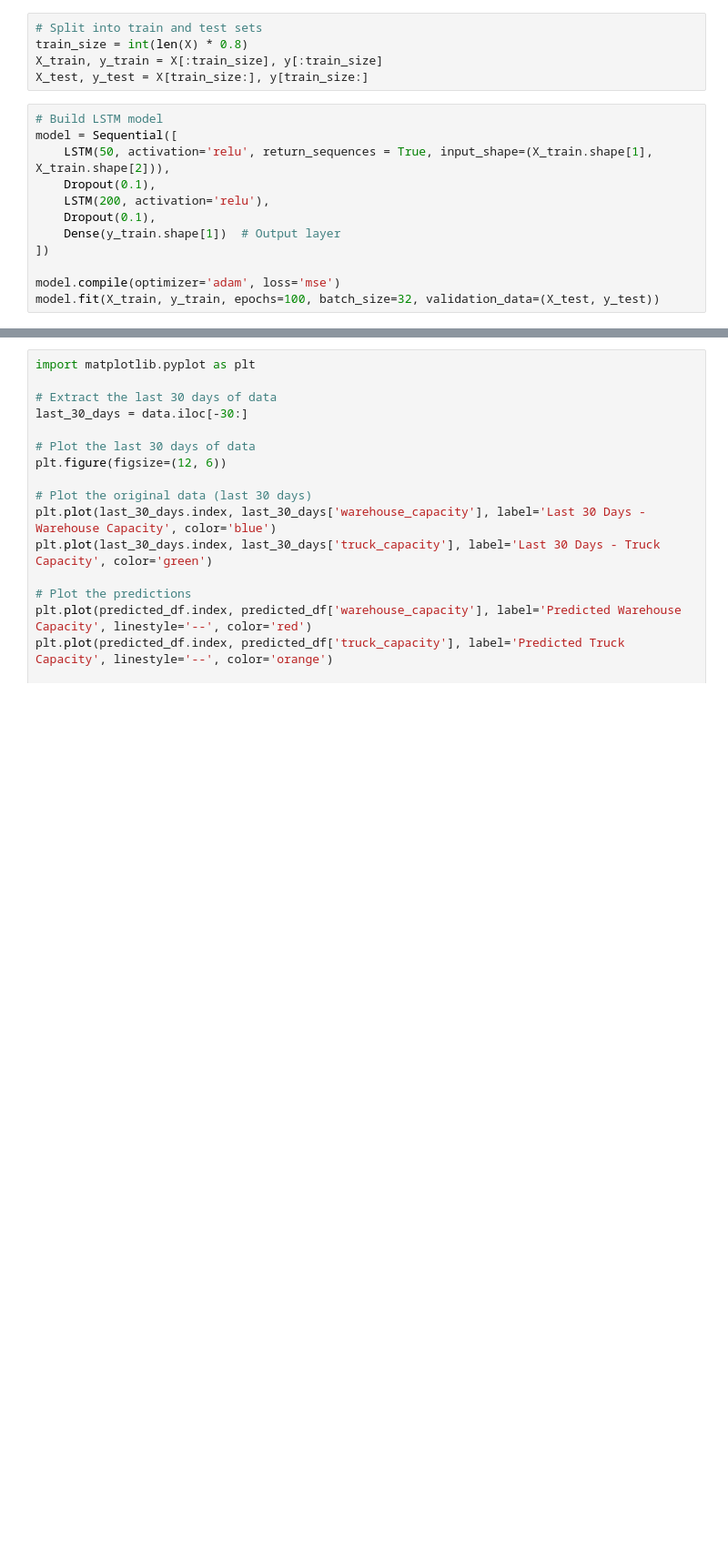
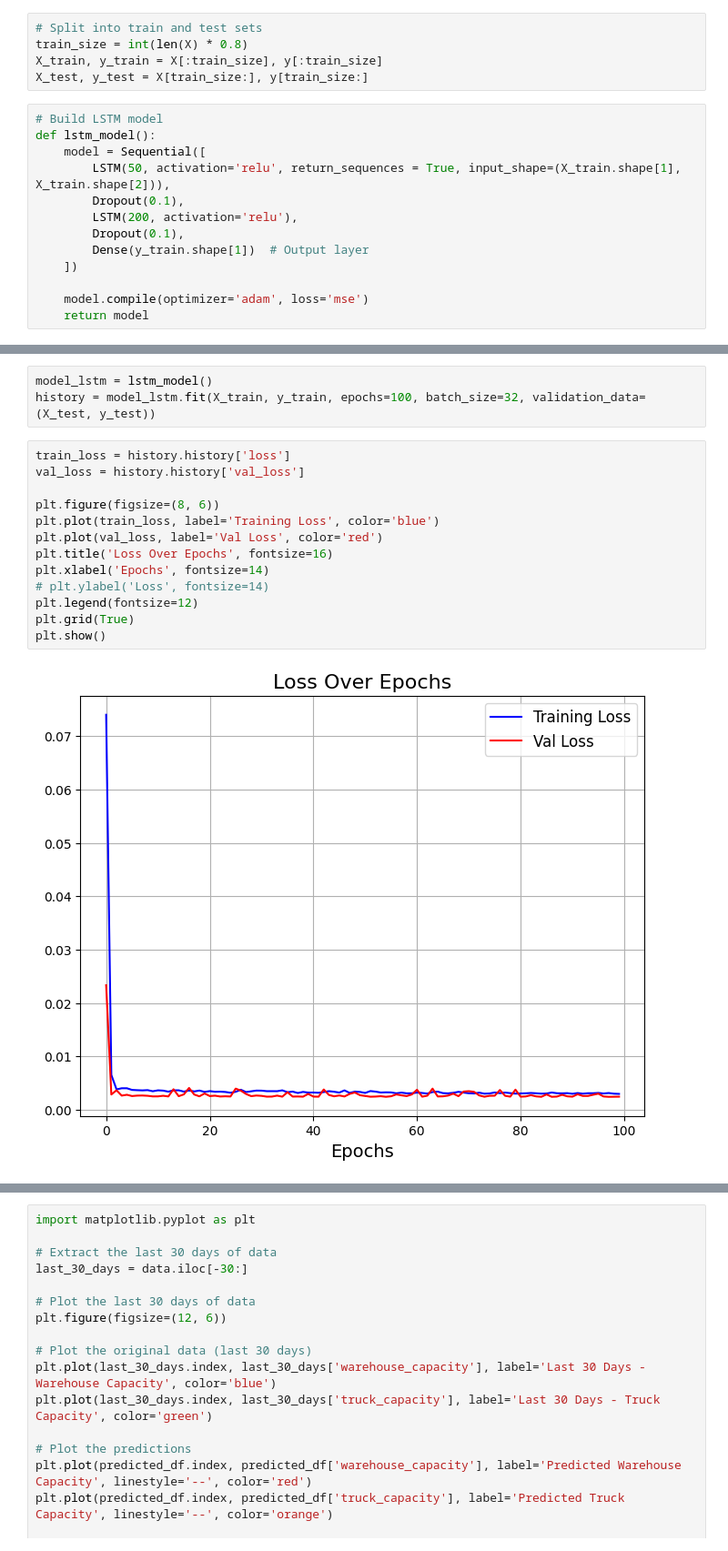
Before and after one commit to LongMystic/Project-3, a Jupyter notebook: Untitled.ipynb, the cells around one changed output, grey strips where cells are left out. Shown: that part at 91% size. Saved outputs shown, nothing was run; the diff lists cells and outputs as text; blank space fills up the shorter version.

```diff
--- a/Untitled.ipynb
+++ b/Untitled.ipynb
@@ -32,13 +32,14 @@ X_train, y_train = X[:train_size], y[:train_size]
 X_test, y_test = X[train_size:], y[train_size:]
 # %%
 # Build LSTM model
-model = Sequential([
-    LSTM(50, activation='relu', return_sequences = True, input_shape=(X_train.shape[1], X_train.shape[2])),
-    Dropout(0.1),
-    LSTM(200, activation='relu'),
-    Dropout(0.1),
-    Dense(y_train.shape[1])  # Output layer
-])
+def lstm_model():
+    model = Sequential([
+        LSTM(50, activation='relu', return_sequences = True, input_shape=(X_train.shape[1], X_train.shape[2])),
+        Dropout(0.1),
+        LSTM(200, activation='relu'),
+        Dropout(0.1),
+        Dense(y_train.shape[1])  # Output layer
+    ])
 
-model.compile(optimizer='adam', loss='mse')
-model.fit(X_train, y_train, epochs=100, batch_size=32, validation_data=(X_test, y_test))
+    model.compile(optimizer='adam', loss='mse')
+    return model
@@ -64 +75,19 @@ Epoch 100/100
+# %%
+model_lstm = lstm_model()
+history = model_lstm.fit(X_train, y_train, epochs=100, batch_size=32, validation_data=(X_test, y_test))
+# %%
+train_loss = history.history['loss']
+val_loss = history.history['val_loss']
+
+plt.figure(figsize=(8, 6))
+plt.plot(train_loss, label='Training Loss', color='blue')
+plt.plot(val_loss, label='Val Loss', color='red')
+plt.title('Loss Over Epochs', fontsize=16)
+plt.xlabel('Epochs', fontsize=14)
+# plt.ylabel('Loss', fontsize=14)
+plt.legend(fontsize=12)
+plt.grid(True)
+plt.show()
+# %% [output]
+[figure, added]
 # %%
```
Also changed, not shown: parts of 15 cells of this notebook, 2 other files.
